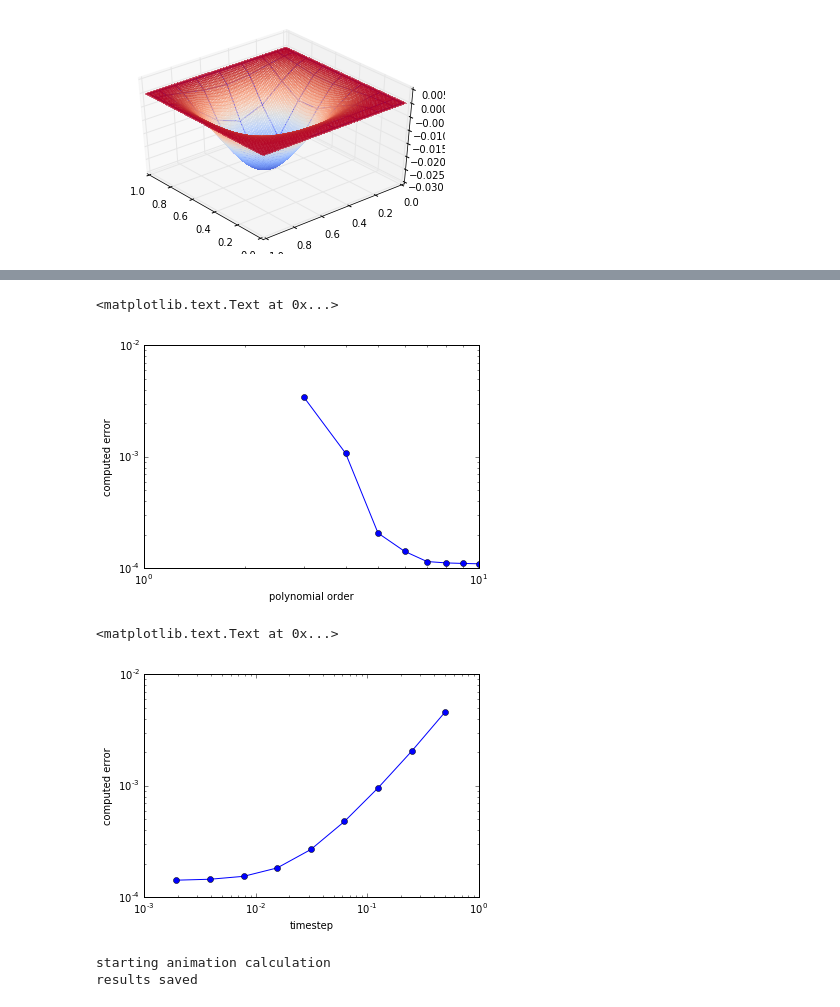
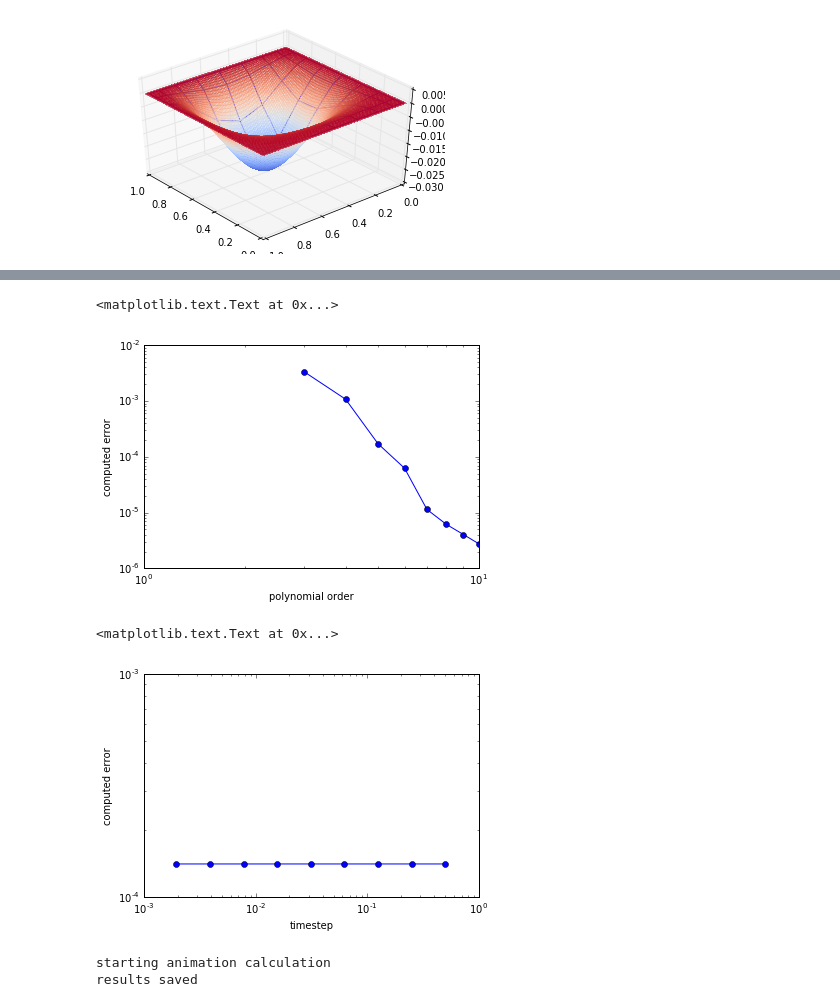
Before and after one commit to pdicerbo/P1.4, a Jupyter notebook: Basics/FinalProject.ipynb, the cells around one changed output, grey strips where cells are left out. Saved outputs shown, nothing was run; the diff lists cells and outputs as text; code cells hidden in the pictures.

```diff
--- a/Basics/FinalProject.ipynb
+++ b/Basics/FinalProject.ipynb
@@ -412,8 +411,9 @@ print(final_res)
 # data obtained varying the polynomial order
 # and using ALWAYS 11 quadrature points
 
-err_results = [0.00344067933948, 0.00107737191143, 0.000207481352262, 0.000142563741669,
-               0.000115421908955, 0.000112132575631, 0.000110931388931, 0.000110136186077]
+err_results = [0.00338739848227, 0.00108015529807, 0.000171889354033, 6.26048482788e-05,
+               1.14235041872e-05, 6.16930343114e-06, 4.05401577306e-06, 2.76998677697e-06]
+
 pol_order = [3, 4, 5, 6, 7, 8, 9, 10]
 
 loglog(pol_order, err_results, '-o')
@@ -421,22 +421,22 @@ xlabel('polynomial order')
 ylabel('computed error')
 # %% [output]
 <matplotlib.text.Text at 0x...>
-[figure, old version]
+[figure, new version]
 # %%
 # data obtained varying the timestep size
 # and using ALWAYS polynomial degree = 5
 
-err_results = [0.0046038380001, 0.00204203895369, 0.000958045331353, 0.000479983288458, 0.000269137874765,
-               0.000184030309784, 0.000154723970026, 0.000145678835499, 0.000142877056124]
+err_results = [0.000141308468004, 0.000141308105155, 0.000141308215958, 0.000141308254007, 0.00014130823405,
+              0.00014130821903, 0.000141308050984, 0.000141308002563, 0.000141307823328]
 
 tstp = [1./2., 1./4., 1./8., 1./16., 1./32., 1./64., 1./128., 1./256., 1./512.]
 
 loglog(tstp, err_results, '-o')
 xlabel('timestep')
 ylabel('computed error')
 # %% [output]
 <matplotlib.text.Text at 0x...>
-[figure, old version]
+[figure, new version]
 # %%
 # animation function
 def animate(i, surf1, ax):
```
Also changed, not shown: parts of 3 cells of this notebook.
